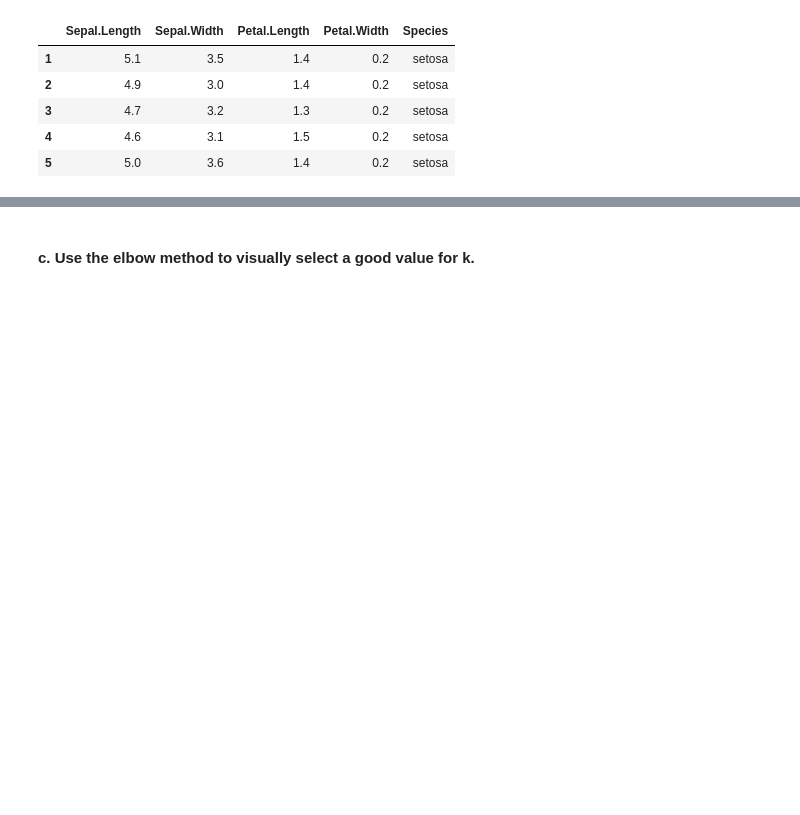
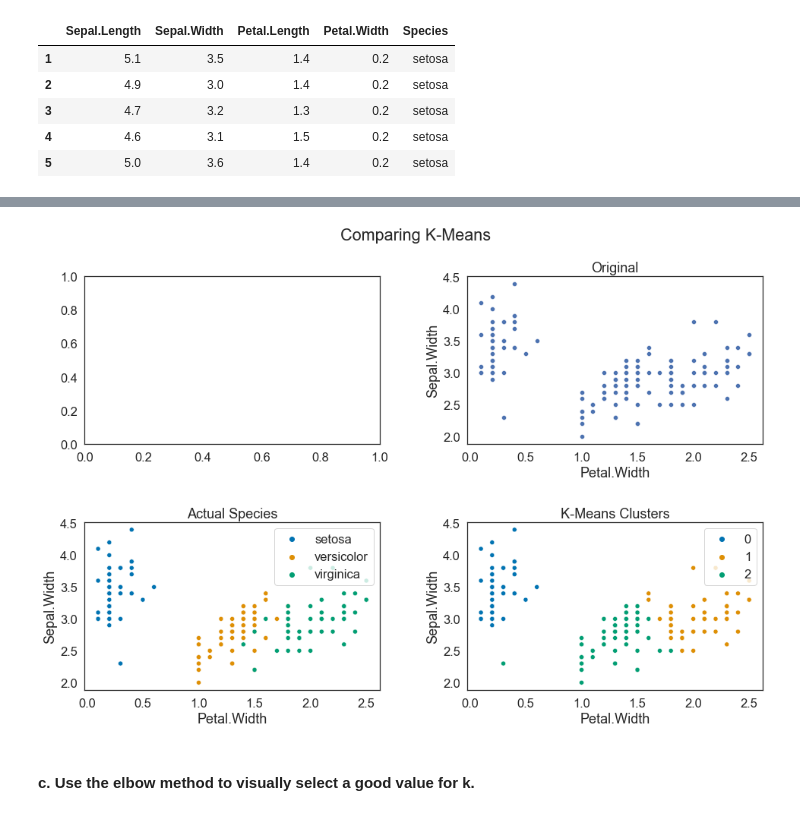
Before and after one commit to markydoug/clustering-exercises, a Jupyter notebook: modeling.ipynb, the cells around one changed output, grey strips where cells are left out. Drawn from its saved outputs; the diff is of its cells as text; code cells hidden in the pictures; blank space fills up the shorter version.

Commit message:
Try clustering on different data sets

```diff
--- a/modeling.ipynb
+++ b/modeling.ipynb
@@ -28 +38,3 @@ iris.head()
+# %%
+X = iris[['Petal.Width', 'Sepal.Width']]
 # %% [markdown]
@@ -30,3 +41,31 @@ iris.head()
 #### b. Visualize the results of your clustering.
+# %%
+kmeans = KMeans(n_clusters=3)
+kmeans.fit(X)
+
+iris['cluster'] = kmeans.predict(X)
+# %%
+sns.set(font_scale=1.5)
+sns.set_style('white')
+
+fig, ax = plt.subplots(2,2, figsize=(15,10))
+fig.tight_layout(pad=4.0)
+
+fig.suptitle("Comparing K-Means")
+
+sns.scatterplot(data=iris, x='Petal.Width', y='Sepal.Width', ax=ax[0,1])
+ax[0,1].set_title('Original')
+
+sns.scatterplot(data=iris, x='Petal.Width', y='Sepal.Width', hue='Species', ax=ax[1,0], palette='colorblind')
+ax[1,0].set_title('Actual Species')
+ax[1,0].legend(loc='upper right')
+
+sns.scatterplot(data=iris, x='Petal.Width', y='Sepal.Width', hue='cluster', ax=ax[1,1], palette='colorblind')
+ax[1,1].set_title('K-Means Clusters')
+ax[1,1].legend(loc='upper right')
+
+plt.show()
+# %% [output]
+[figure, added]
 # %% [markdown]
 #### c. Use the elbow method to visually select a good value for k.
```
Also changed, not shown: parts of 25 cells of this notebook.
